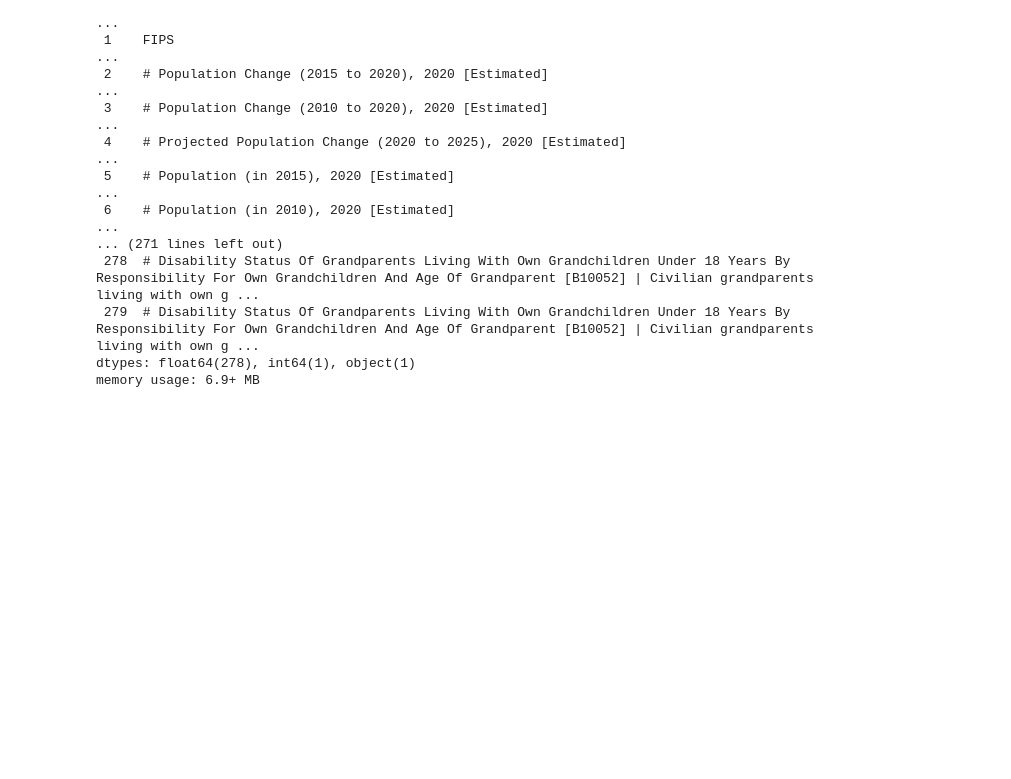
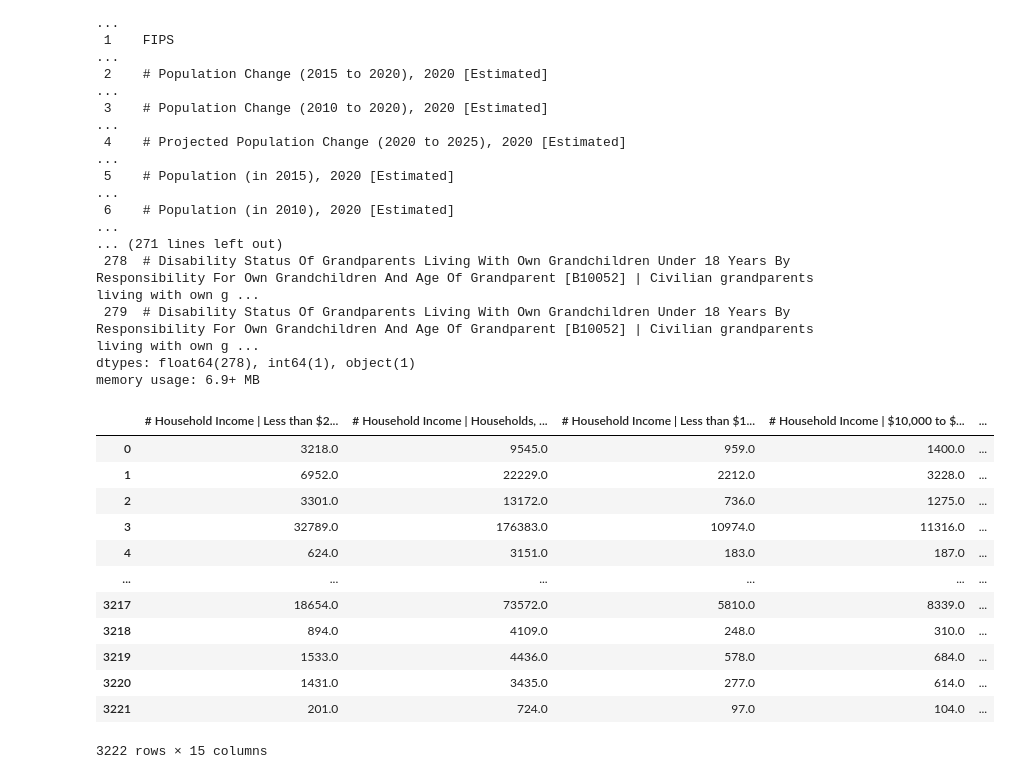
Before and after one commit to zedian/CS229-FinalProject, a Jupyter notebook: pre-processing.ipynb, the cells around one changed output. Saved outputs shown, nothing was run; the diff lists cells and outputs as text; code cells hidden in the pictures; blank space fills up the shorter version.

```diff
--- a/pre-processing.ipynb
+++ b/pre-processing.ipynb
@@ -126,0 +153,16 @@ memory usage: 6.9+ MB
+# %%
+demo.loc[:,demo.columns.str.contains('# Household')]
+# %% [output]
+|  | # Household Income | Less than $2... | # Household Income | Households, ... | # Household Income | Less than $1... | # Household Income | $10,000 to $... | ... |
+| 0 | 3218.0 | 9545.0 | 959.0 | 1400.0 | ... |
+| 1 | 6952.0 | 22229.0 | 2212.0 | 3228.0 | ... |
+| 2 | 3301.0 | 13172.0 | 736.0 | 1275.0 | ... |
+| 3 | 32789.0 | 176383.0 | 10974.0 | 11316.0 | ... |
+| 4 | 624.0 | 3151.0 | 183.0 | 187.0 | ... |
+| ... | ... | ... | ... | ... | ... |
+| 3217 | 18654.0 | 73572.0 | 5810.0 | 8339.0 | ... |
+| 3218 | 894.0 | 4109.0 | 248.0 | 310.0 | ... |
+| 3219 | 1533.0 | 4436.0 | 578.0 | 684.0 | ... |
+| 3220 | 1431.0 | 3435.0 | 277.0 | 614.0 | ... |
+| 3221 | 201.0 | 724.0 | 97.0 | 104.0 | ... |
+3222 rows × 15 columns
```
Also changed, not shown: parts of 18 cells of this notebook.
